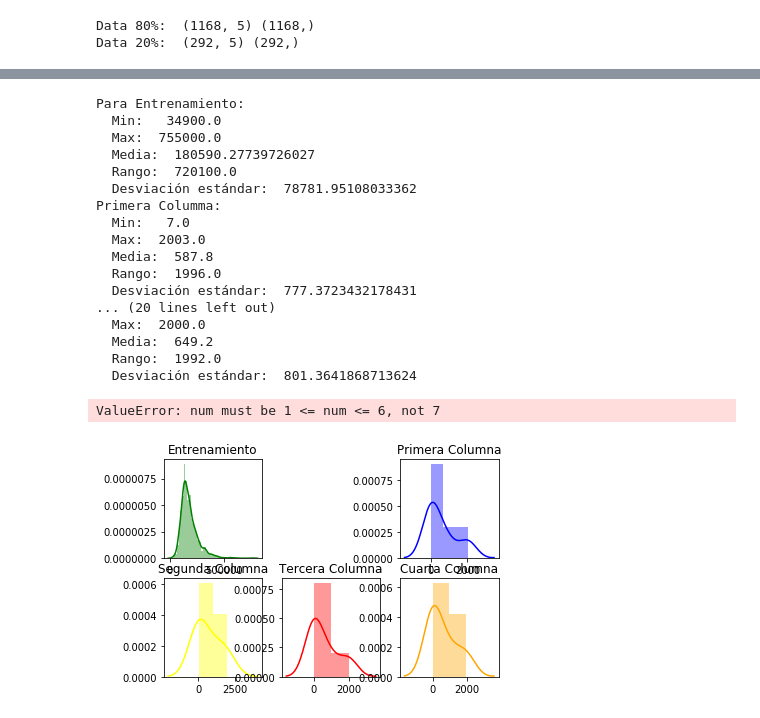
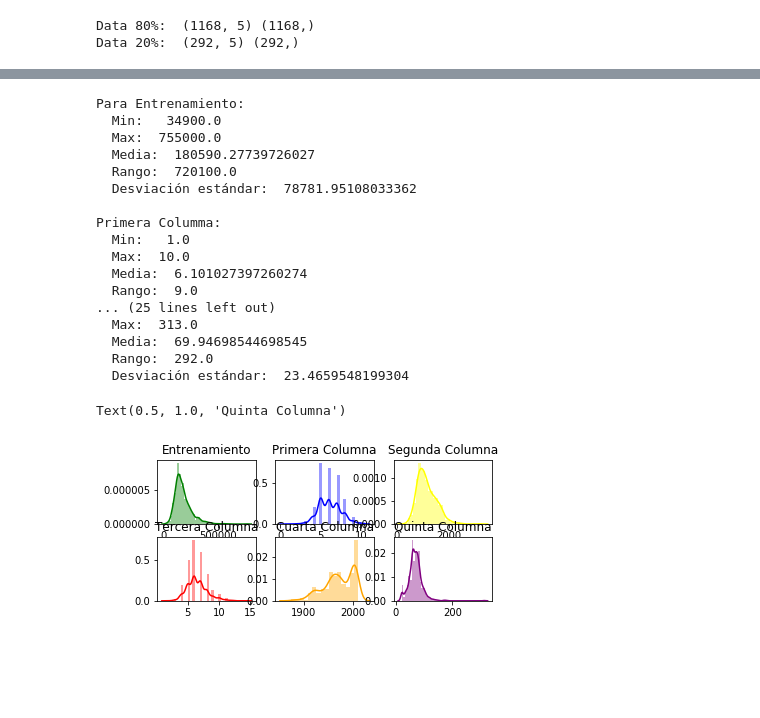
Before and after one commit to JsebastianR92/Proyecto-1, a Jupyter notebook: Proyecto 1.ipynb, the cells around one changed output, grey strips where cells are left out. Drawn from its saved outputs; the diff is of its cells as text; code cells hidden in the pictures; blank space fills up the shorter version.

```diff
--- a/Proyecto 1.ipynb
+++ b/Proyecto 1.ipynb
@@ -72,36 +51,37 @@ C_Test = Total_Data[:Test,1:]
 # %%
-# Datos a obtener:
+#Datos a obtener:
 #Media
 #Valor maximo
 #Valor minimo
 #Rango
 #Desviacion estándar
 
-
 print("Para Entrenamiento: \t\n ", "Min:  ",np.nanmin(OchentaData_Te),"\t\n  " "Max: ",np.nanmax(OchentaData_Te),"\t\n  " "Media: ", np.nanmean(OchentaData_Te),
-     "\t\n  " "Rango: ", np.nanmax(OchentaData_Te)-np.nanmin(OchentaData_Te),"\t\n  " "Desviación estándar: ", np.nanstd(OchentaData_Te)
+     "\t\n  " "Rango: ", np.nanmax(OchentaData_Te)-np.nanmin(OchentaData_Te),"\t\n  " "Desviación estándar: ", np.nanstd(OchentaData_Te), "\t\n  "
      )
 
-PrimeraCol = OchentaData_Tr[0]
+PrimeraCol = OchentaData_Tr[:1168,:1]
+
 print("Primera Columma: \t\n ", "Min:  ",np.nanmin(PrimeraCol),"\t\n  " "Max: ",np.nanmax(PrimeraCol),"\t\n  " "Media: ", np.nanmean(PrimeraCol),
-     "\t\n  " "Rango: ", np.nanmax(PrimeraCol)-np.nanmin(PrimeraCol),"\t\n  " "Desviación estándar: ", np.nanstd(PrimeraCol)
+     "\t\n  " "Rango: ", np.nanmax(PrimeraCol)-np.nanmin(PrimeraCol),"\t\n  " "Desviación estándar: ", np.nanstd(PrimeraCol),"\t\n  "
      )
 
-SegundaCol = OchentaData_Tr[1]
+SegundaCol = OchentaData_Tr[:1168,1:2]
+
 print("Segunda Columma: \t\n ", "Min:  ",np.nanmin(SegundaCol),"\t\n  " "Max: ",np.nanmax(SegundaCol),"\t\n  " "Media: ", np.nanmean(SegundaCol),
-     "\t\n  " "Rango: ", np.nanmax(SegundaCol)-np.nanmin(SegundaCol),"\t\n  " "Desviación estándar: ", np.nanstd(SegundaCol)
+     "\t\n  " "Rango: ", np.nanmax(SegundaCol)-np.nanmin(SegundaCol),"\t\n  " "Desviación estándar: ", np.nanstd(SegundaCol),"\t\n  "
      )
-TerceraCol = OchentaData_Tr[2]
+TerceraCol = OchentaData_Tr[:1168,2:3]
 print("Tercera Columma: \t\n ", "Min:  ",np.nanmin(TerceraCol),"\t\n  " "Max: ",np.nanmax(TerceraCol),"\t\n  " "Media: ", np.nanmean(TerceraCol),
-     "\t\n  " "Rango: ", np.nanmax(TerceraCol)-np.nanmin(TerceraCol),"\t\n  " "Desviación estándar: ", np.nanstd(TerceraCol)
+     "\t\n  " "Rango: ", np.nanmax(TerceraCol)-np.nanmin(TerceraCol),"\t\n  " "Desviación estándar: ", np.nanstd(TerceraCol),"\t\n  "
      )
-CuartaCol = OchentaData_Tr[3]
+CuartaCol = OchentaData_Tr[:1168,3:4]
 print("Cuarta Columma: \t\n ", "Min:  ",np.nanmin(CuartaCol),"\t\n  " "Max: ",np.nanmax(CuartaCol),"\t\n  " "Media: ", np.nanmean(CuartaCol),
-     "\t\n  " "Rango: ", np.nanmax(CuartaCol)-np.nanmin(CuartaCol),"\t\n  " "Desviación estándar: ", np.nanstd(CuartaCol)
+     "\t\n  " "Rango: ", np.nanmax(CuartaCol)-np.nanmin(CuartaCol),"\t\n  " "Desviación estándar: ", np.nanstd(CuartaCol),"\t\n  "
      )
-QuintaCol = OchentaData_Tr[4]
+QuintaCol = OchentaData_Tr[:1168,4:5]
 print("Quinta Columma: \t\n ", "Min:  ",np.nanmin(QuintaCol),"\t\n  " "Max: ",np.nanmax(QuintaCol),"\t\n  " "Media: ", np.nanmean(QuintaCol),
-     "\t\n  " "Rango: ", np.nanmax(QuintaCol)-np.nanmin(QuintaCol),"\t\n  " "Desviación estándar: ", np.nanstd(QuintaCol)
+     "\t\n  " "Rango: ", np.nanmax(QuintaCol)-np.nanmin(QuintaCol),"\t\n  " "Desviación estándar: ", np.nanstd(QuintaCol),"\t\n  "
      )
 # %% [output]
 Para Entrenamiento:
@@ -110,41 +90,42 @@ Para Entrenamiento:
   Media:  180590.27739726027
   Rango:  720100.0
   Desviación estándar:  78781.95108033362
+
 Primera Columma:
-  Min:   7.0
-  Max:  2003.0
-  Media:  587.8
-  Rango:  1996.0
-  Desviación estándar:  777.3723432178431
-... (20 lines left out)
-  Max:  2000.0
-  Media:  649.2
-  Rango:  1992.0
-  Desviación estándar:  801.3641868713624
+  Min:   1.0
+  Max:  10.0
+  Media:  6.101027397260274
+  Rango:  9.0
+... (25 lines left out)
+  Max:  313.0
+  Media:  69.94698544698545
+  Rango:  292.0
+  Desviación estándar:  23.4659548199304
 # %%
-plt. subplot (2,3,1)
+plt. subplot (3,3,1)
 plt.title ("Entrenamiento")
 sns.distplot(OchentaData_Te, color='green')
 
-plt.subplot(2,3,3)
+plt.subplot(3,3,2)
 sns.distplot(PrimeraCol, color='blue')
 plt.title ("Primera Columna")
 
-plt.subplot(2,3,4)
+plt.subplot(3,3,3)
 sns.distplot(SegundaCol, color='yellow')
 plt.title ("Segunda Columna")
 
-plt.subplot(2,3,5)
+plt.subplot(3,3,4)
 sns.distplot(TerceraCol, color='red')
 plt.title ("Tercera Columna")
 
-plt.subplot(2,3,6)
+plt.subplot(3,3,5)
 sns.distplot(CuartaCol, color='orange')
 plt.title ("Cuarta Columna")
 
-plt.subplot(2,3,7)
-sns.distplot(QuintaCol, color='purple')
+plt.subplot(3,3,6)
+Quinta_SinNan=QuintaCol[~np.isnan(QuintaCol)] #~np necesario!
+sns.distplot(Quinta_SinNan, color ='purple')
 plt.title ("Quinta Columna")
 # %% [output]
-ValueError: num must be 1 <= num <= 6, not 7
+Text(0.5, 1.0, 'Quinta Columna')
-[figure, old version]
+[figure, new version]
```
Also changed, not shown: parts of 7 cells of this notebook.
